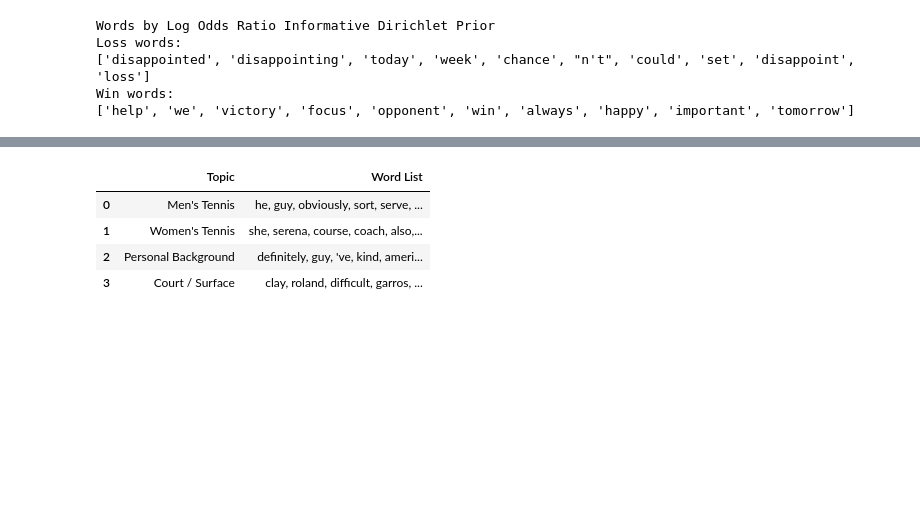
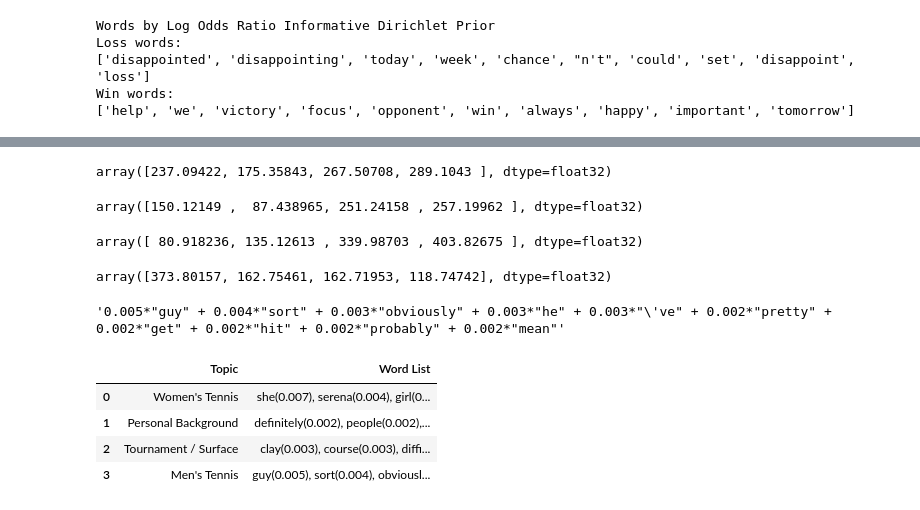
Before and after one commit to Jakur/OU_nlp, a Jupyter notebook: hw1/hw1.ipynb, the cells around one changed output, grey strips where cells are left out. Drawn from its saved outputs; the diff is of its cells as text; code cells hidden in the pictures; blank space fills up the shorter version.

```diff
--- a/hw1/hw1.ipynb
+++ b/hw1/hw1.ipynb
@@ -49,0 +38,8 @@ shape: (5, 3)
+# %%
+speakers = pl.from_pandas(corpus.get_speakers_dataframe(), include_index=True)
+speakers = speakers.drop("vectors")
+speakers = speakers.drop_nulls()
+genders = {}
+for row in speakers.rows():
+    genders[row[0]] = row[1]
+genders["Roger Federer"]
@@ -349,20 +368,0 @@ topic
-# %%
-topic1 = "he, guy, obviously, sort, serve, roger, mean, 've, return, rafa, break, hit"
-topic2 = "she, serena, course, coach, also, grand, slam, woman, life, girl, sport, china"
-topic3 = "definitely, guy, 've, kind, american, pretty, she, obviously, love, college, get, everyone"
-topic4 = "clay, roland, difficult, garros, grass, gon, important, na, season, true, pain, course"
-records = []
-for name, words in zip(["Men's Tennis", "Women's Tennis", "Personal Background", "Court / Surface"], [topic1, topic2, topic3, topic4]):
-    records.append({"Topic": name, "Word List": words})
-
-topics = pd.DataFrame.from_records(records)
-if EXPORT_TABLES:
-    with pd.option_context("max_colwidth", 1000):
-        topics.to_latex("out2.tex", index=False)
-topics
-# %% [output]
-|  | Topic | Word List |
-| 0 | Men's Tennis | he, guy, obviously, sort, serve, ... |
-| 1 | Women's Tennis | she, serena, course, coach, also,... |
-| 2 | Personal Background | definitely, guy, 've, kind, ameri... |
-| 3 | Court / Surface | clay, roland, difficult, garros, ... |
@@ -368,0 +372,47 @@ topics
+# %%
+win_topics = lda.inference(win_corpus)[0]
+loss_topics = lda.inference(loss_corpus)[0]
+win_topics.mean(axis=0)
+# %% [output]
+array([237.09422, 175.35843, 267.50708, 289.1043 ], dtype=float32)
+# %%
+loss_topics.mean(axis=0)
+# %% [output]
+array([150.12149 ,  87.438965, 251.24158 , 257.19962 ], dtype=float32)
+# %%
+male_corpus = Sparse2Corpus(term_doc_idf[male_array], documents_columns=False)
+female_corpus = Sparse2Corpus(term_doc_idf[~male_array], documents_columns=False)
+male_topics = lda.inference(male_corpus)[0]
+female_topics = lda.inference(female_corpus)[0]
+male_topics.mean(axis=0)
+# %% [output]
+array([ 80.918236, 135.12613 , 339.98703 , 403.82675 ], dtype=float32)
+# %%
+female_topics.mean(axis=0)
+# %% [output]
+array([373.80157, 162.75461, 162.71953, 118.74742], dtype=float32)
+# %%
+'0.005*"guy" + 0.004*"sort" + 0.003*"obviously" + 0.003*"he" + 0.003*"\'ve" + 0.002*"pretty" + 0.002*"get" + 0.002*"hit" + 0.002*"probably" + 0.002*"mean"'
+# %% [output]
+'0.005*"guy" + 0.004*"sort" + 0.003*"obviously" + 0.003*"he" + 0.003*"\'ve" + 0.002*"pretty" + 0.002*"get" + 0.002*"hit" + 0.002*"probably" + 0.002*"mean"'
+# %%
+topic1 = "she(0.007), serena(0.004), girl(0.003), venus(0.003), coach(0.003), li(0.002), woman(0.002), uhm(0.002), college(0.002)" # Female
+topic2 = "definitely(0.002), people(0.002), sport(0.002), 've(0.002), wimbledon(0.002), she(0.002), love(0.002), learn(0.002), grass(0.002), coach(0.002)"
+topic3 = "clay(0.003), course(0.003), difficult(0.003), final(0.003), grass(0.003), he(0.003), season(0.003), important(0.003), roland(0.003), surface(0.002)"
+topic4 = "guy(0.005), sort(0.004), obviously(0.003), he(0.003), 've(0.003), pretty(0.002), get(0.002), hit(0.002), probably(0.002), mean(0.002)"
+
+records = []
+for name, words in zip(["Women's Tennis", "Personal Background", "Tournament / Surface", "Men's Tennis"], [topic1, topic2, topic3, topic4]):
+    records.append({"Topic": name, "Word List": words})
+
+topics = pd.DataFrame.from_records(records)
+if EXPORT_TABLES:
+    with pd.option_context("max_colwidth", 1000):
+        topics.to_latex("out2.tex", index=False)
+topics
+# %% [output]
+|  | Topic | Word List |
+| 0 | Women's Tennis | she(0.007), serena(0.004), girl(0... |
+| 1 | Personal Background | definitely(0.002), people(0.002),... |
+| 2 | Tournament / Surface | clay(0.003), course(0.003), diffi... |
+| 3 | Men's Tennis | guy(0.005), sort(0.004), obviousl... |
```
Also changed, not shown: parts of 15 cells of this notebook, 1 other file.
